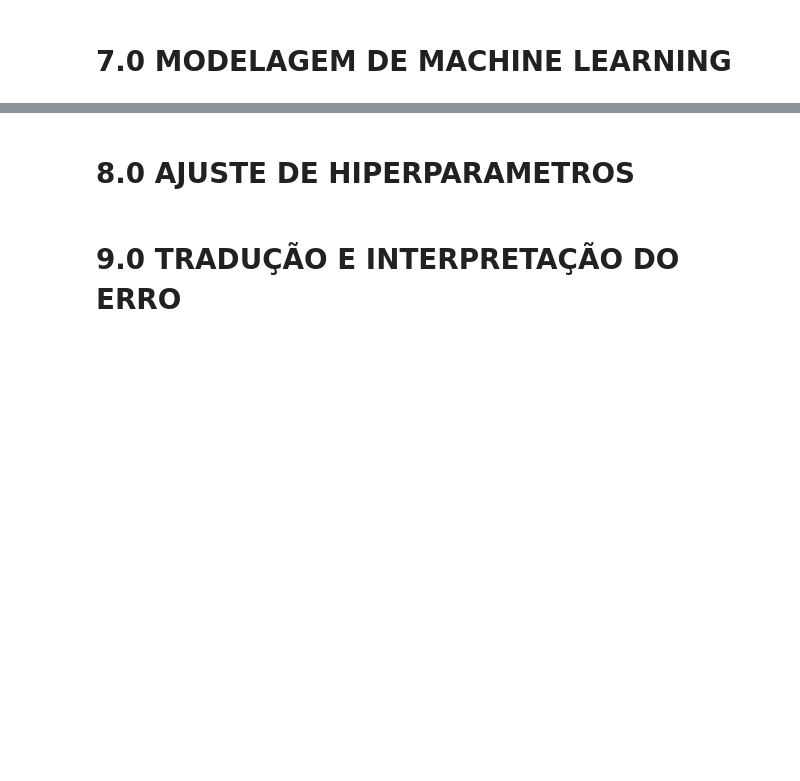
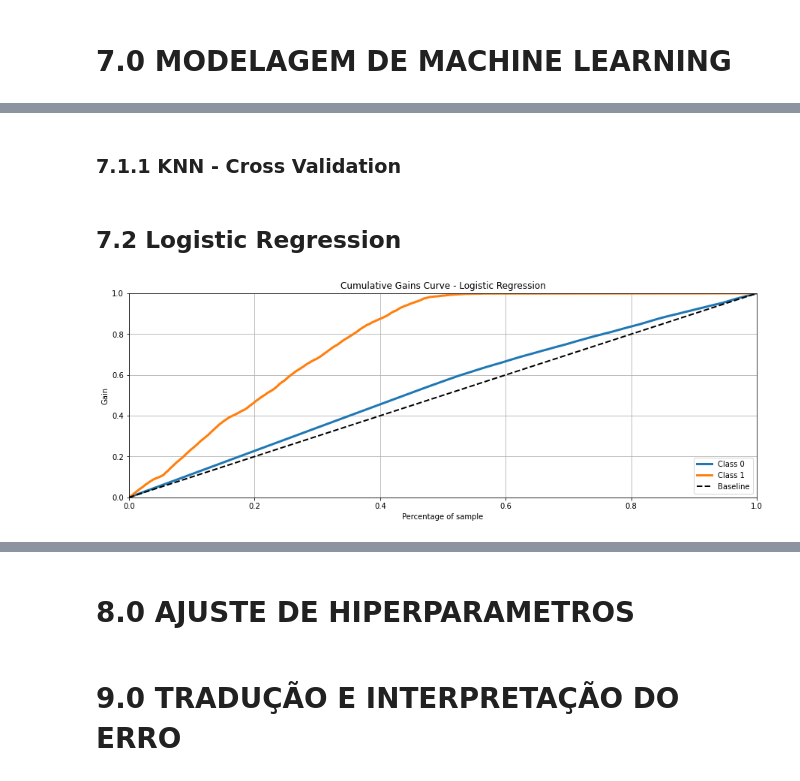
Before and after one commit to Jhonatanslopes/Health-Insurance-Cross-sell, a Jupyter notebook: notebook.ipynb, the cells around one changed output, grey strips where cells are left out. Saved outputs shown, nothing was run; the diff lists cells and outputs as text; code cells hidden in the pictures; blank space fills up the shorter version.

```diff
--- a/notebook.ipynb
+++ b/notebook.ipynb
@@ -782,0 +797,18 @@ df.loc[df['feature'].isin(cols_selected)]
+# %% [markdown]
+### 7.1.1 KNN - Cross Validation
+# %% [markdown]
+## 7.2 Logistic Regression
+# %%
+# Define Logistic Regression
+lr = LogisticRegression()
+
+# Logisitc Regression training
+lr_trained = lr.fit(x_train, y_train)
+
+# Logisitc Regression prediction - Generalization
+yhat_lr = lr_trained.predict_proba(x_val)
+
+# Accumularive Gain - Logistic Regression
+metrics.plot_cumulative_gain(y_val, yhat_lr, figsize=(15, 5), title=title+' - Logistic Regression');
+# %% [output]
+[figure, added]
```
Also changed, not shown: parts of 28 cells of this notebook.
